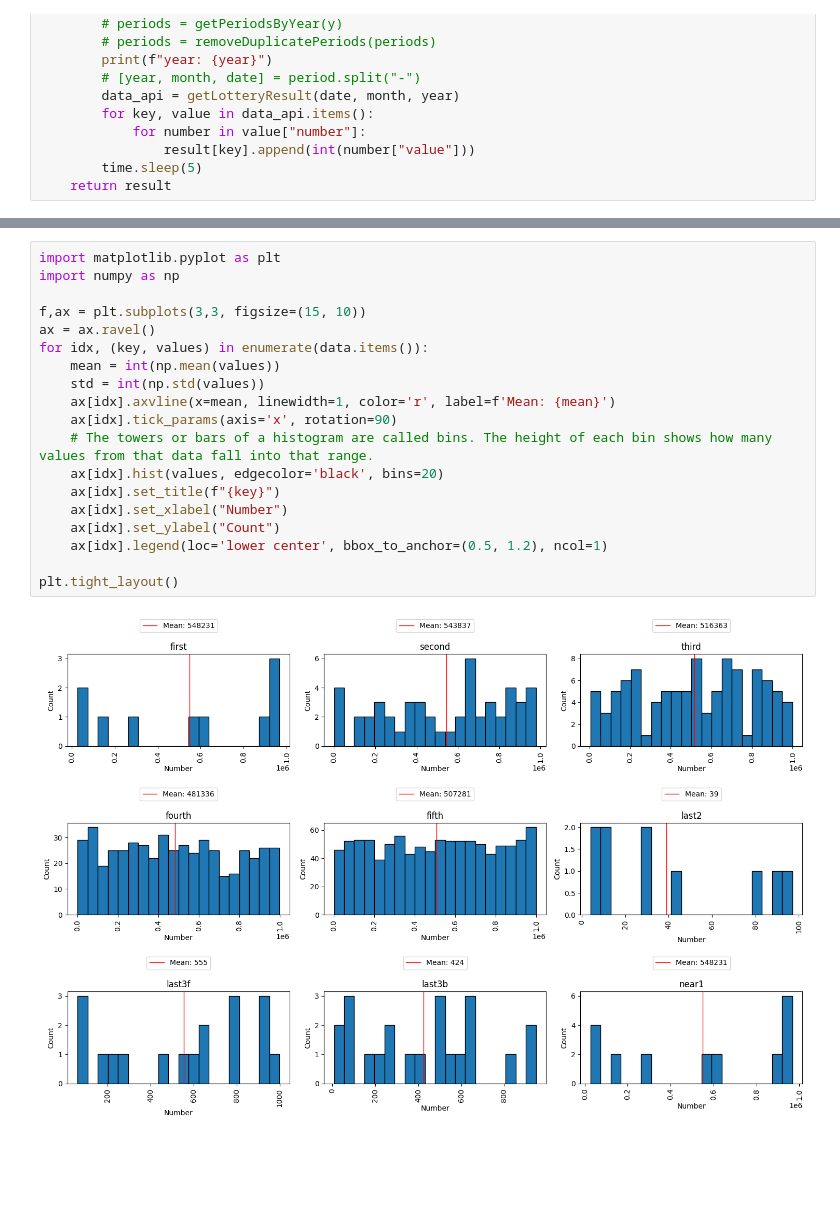
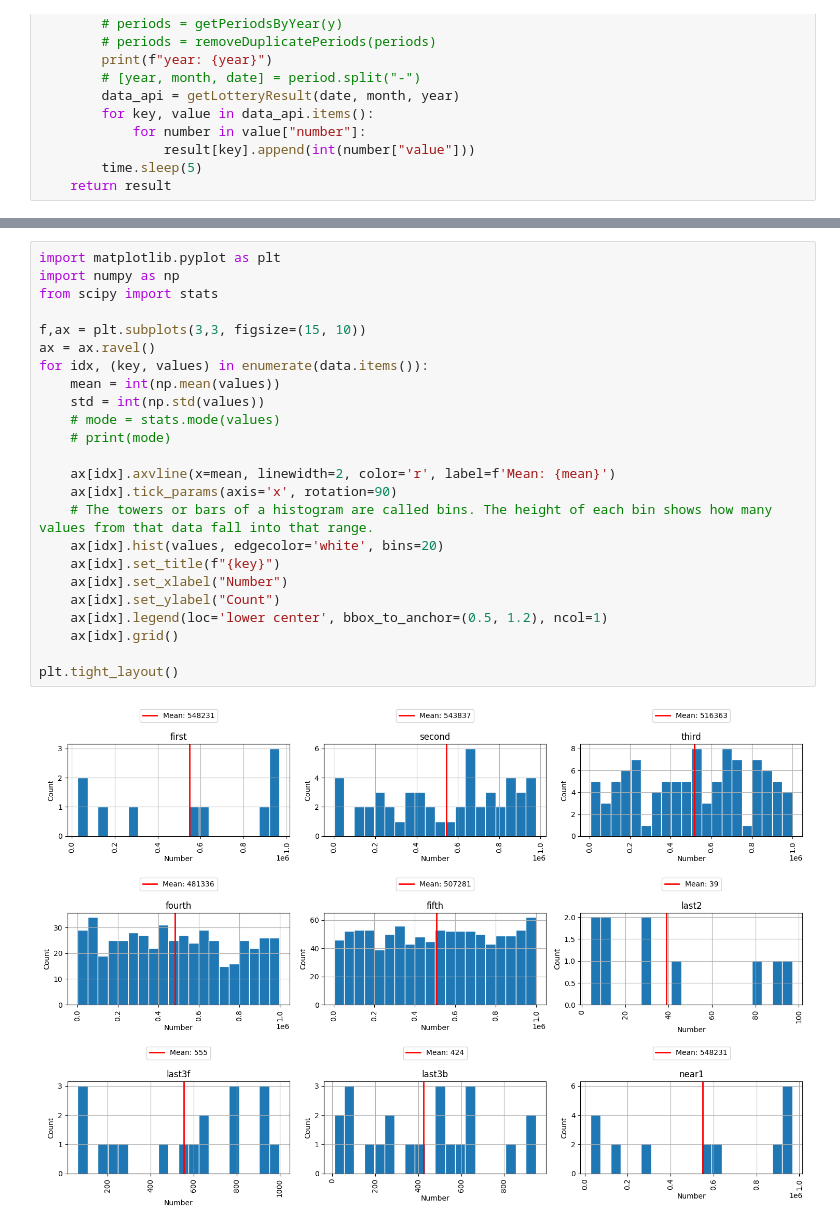
Before and after one commit to AlphaCat41/Thai-Lottery, a Jupyter notebook: Lottery.ipynb, the cells around one changed output, grey strips where cells are left out. Saved outputs shown, nothing was run; the diff lists cells and outputs as text; blank space fills up the shorter version.

```diff
--- a/Lottery.ipynb
+++ b/Lottery.ipynb
@@ -176,21 +74,26 @@ year: 2024
 # %%
 import matplotlib.pyplot as plt
 import numpy as np
+from scipy import stats
 
 f,ax = plt.subplots(3,3, figsize=(15, 10))
 ax = ax.ravel()
 for idx, (key, values) in enumerate(data.items()):
     mean = int(np.mean(values))
     std = int(np.std(values))
-    ax[idx].axvline(x=mean, linewidth=1, color='r', label=f'Mean: {mean}')
+    # mode = stats.mode(values)
+    # print(mode)
+
+    ax[idx].axvline(x=mean, linewidth=2, color='r', label=f'Mean: {mean}')
     ax[idx].tick_params(axis='x', rotation=90)
     # The towers or bars of a histogram are called bins. The height of each bin shows how many values from that data fall into that range.
-    ax[idx].hist(values, edgecolor='black', bins=20)
+    ax[idx].hist(values, edgecolor='white', bins=20)
     ax[idx].set_title(f"{key}")
     ax[idx].set_xlabel("Number")
     ax[idx].set_ylabel("Count")
     ax[idx].legend(loc='lower center', bbox_to_anchor=(0.5, 1.2), ncol=1)
+    ax[idx].grid()
 
 plt.tight_layout()
 # %% [output]
-[figure, old version]
+[figure, new version]
```
Also changed, not shown: parts of 5 cells of this notebook.
